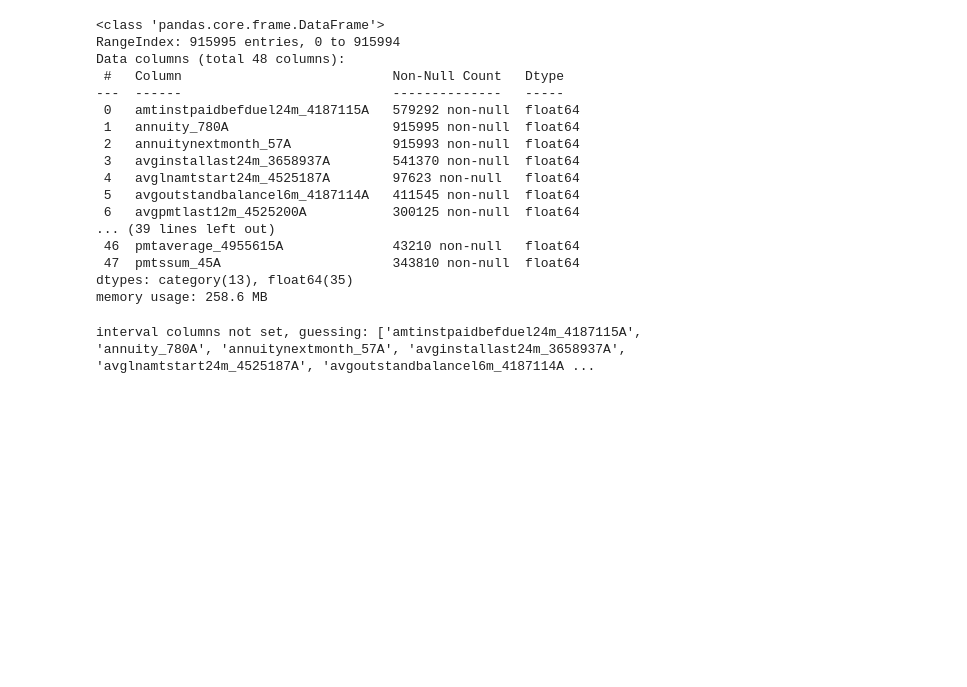
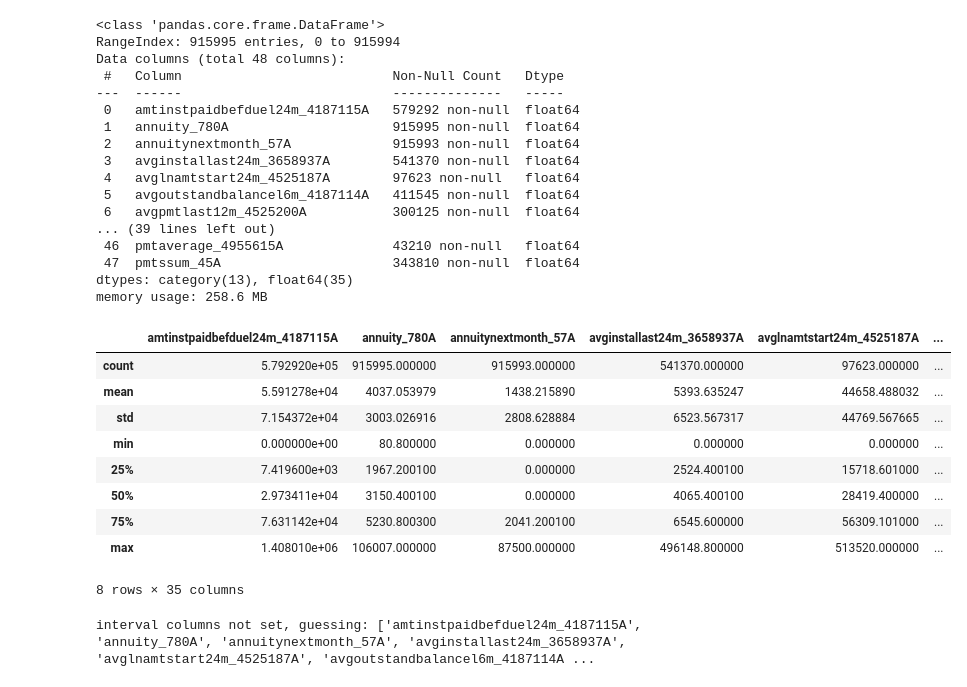
Before and after one commit to VSXV/Kaggle, a Jupyter notebook: 1. home credit 2024/home-credit-2024.ipynb, the cells around one changed output. Drawn from its saved outputs; the diff is of its cells as text; code cells hidden in the pictures; blank space fills up the shorter version.

```diff
--- a/1. home credit 2024/home-credit-2024.ipynb
+++ b/1. home credit 2024/home-credit-2024.ipynb
@@ -252,6 +247,19 @@ Data columns (total 48 columns):
  47  pmtssum_45A                      343810 non-null  float64
 dtypes: category(13), float64(35)
 memory usage: 258.6 MB
+# %%
+X_train.describe()
+# %% [output]
+|  | amtinstpaidbefduel24m_4187115A | annuity_780A | annuitynextmonth_57A | avginstallast24m_3658937A | avglnamtstart24m_4525187A | ... |
+| count | 5.792920e+05 | 915995.000000 | 915993.000000 | 541370.000000 | 97623.000000 | ... |
+| mean | 5.591278e+04 | 4037.053979 | 1438.215890 | 5393.635247 | 44658.488032 | ... |
+| std | 7.154372e+04 | 3003.026916 | 2808.628884 | 6523.567317 | 44769.567665 | ... |
+| min | 0.000000e+00 | 80.800000 | 0.000000 | 0.000000 | 0.000000 | ... |
+| 25% | 7.419600e+03 | 1967.200100 | 0.000000 | 2524.400100 | 15718.601000 | ... |
+| 50% | 2.973411e+04 | 3150.400100 | 0.000000 | 4065.400100 | 28419.400000 | ... |
+| 75% | 7.631142e+04 | 5230.800300 | 2041.200100 | 6545.600000 | 56309.101000 | ... |
+| max | 1.408010e+06 | 106007.000000 | 87500.000000 | 496148.800000 | 513520.000000 | ... |
+8 rows × 35 columns
 # %%
 X_train.phik_matrix()
 # %% [output]
```
Also changed, not shown: parts of 11 cells of this notebook, 1 other file.
